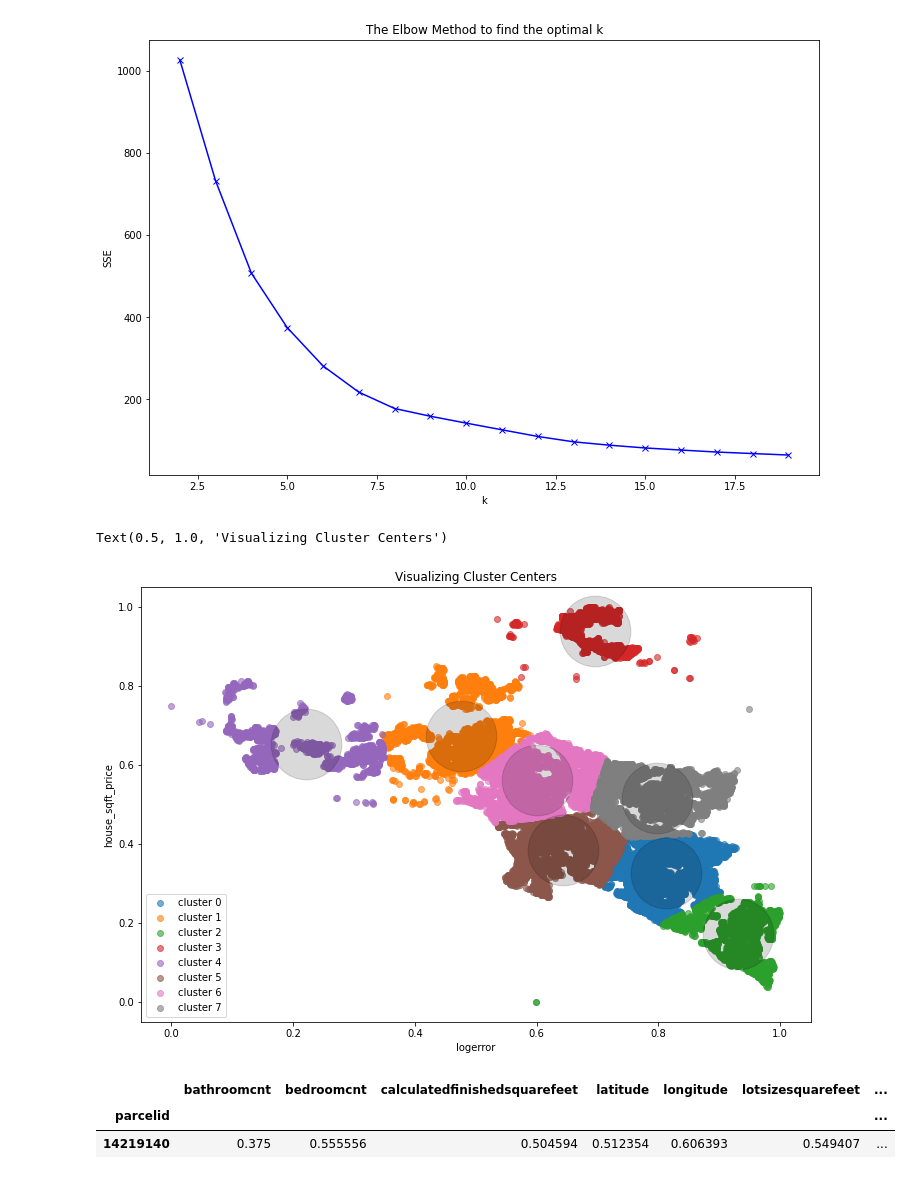
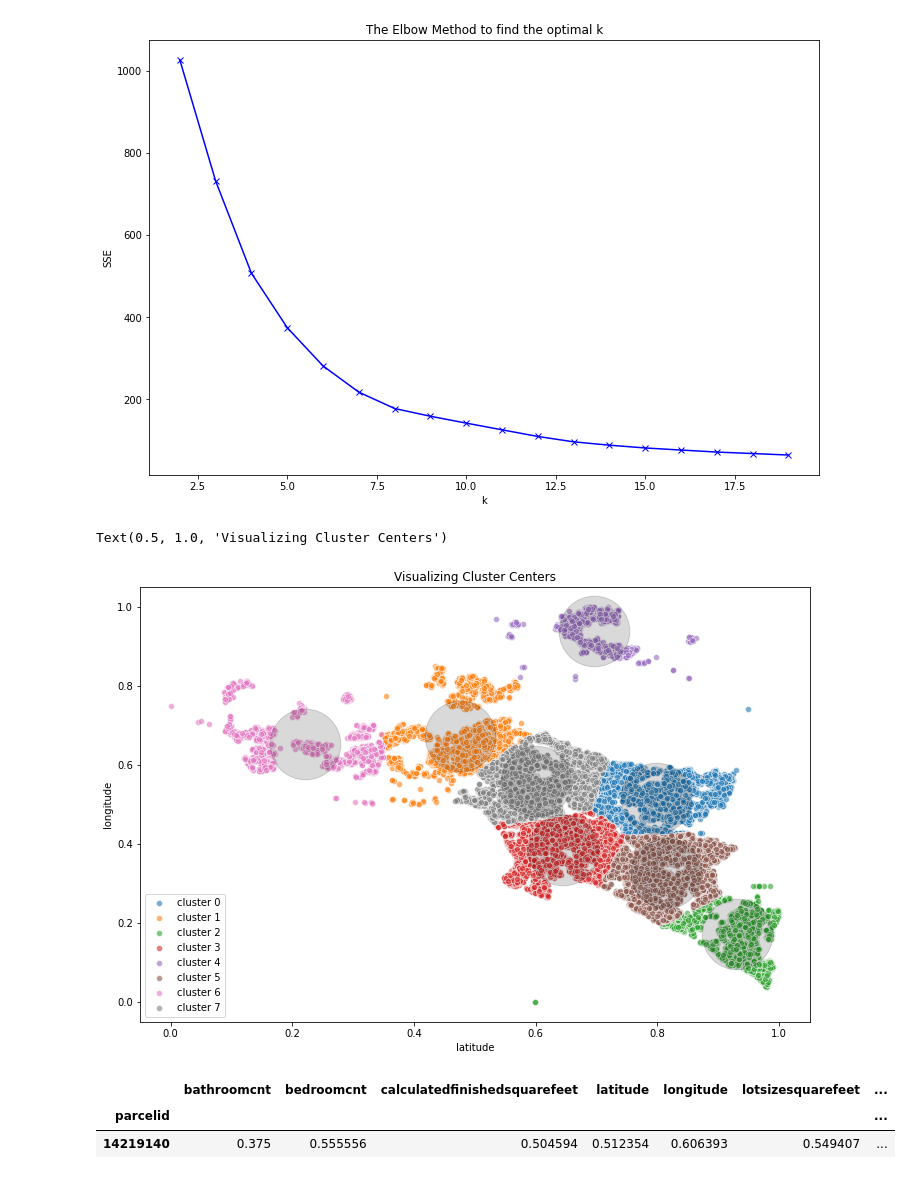
Before and after one commit to Clustering-Project-Allen-Cameron/clustering_project, a Jupyter notebook: cameron_project/zillow_cluster_project_cameron.ipynb, the cells around one changed output. Drawn from its saved outputs; the diff is of its cells as text; code cells hidden in the pictures.

```diff
--- a/cameron_project/zillow_cluster_project_cameron.ipynb
+++ b/cameron_project/zillow_cluster_project_cameron.ipynb
@@ -478,24 +478,24 @@ plt.show()
 [figure]
 # %%
 X = train[['latitude','longitude']]
-kmeans = KMeans(8)
+kmeans = KMeans(8, random_state=42)
 kmeans.fit(X)
 train['cluster_ind'] = kmeans.predict(X)
 for cluster, subset in train.groupby('cluster_ind'):
-    plt.scatter(subset.longitude, subset.latitude,
+    sns.scatterplot(subset.longitude, subset.latitude,
                 label='cluster ' + str(cluster), alpha=.6)
 
 center = pd.DataFrame(kmeans.cluster_centers_,  columns=X.columns)
 plt.scatter(x = center.longitude, y = center.latitude,
             alpha=.15, s=5000, c='black')
 
 plt.legend()
-plt.xlabel('logerror')
-plt.ylabel('house_sqft_price')
+plt.xlabel('latitude')
+plt.ylabel('longitude')
 plt.title('Visualizing Cluster Centers')
 # %% [output]
 Text(0.5, 1.0, 'Visualizing Cluster Centers')
-[figure, old version]
+[figure, new version]
 # %%
 train.head(1)
 # %% [output]
```
Also changed, not shown: parts of 5 cells of this notebook, 4 other files.
